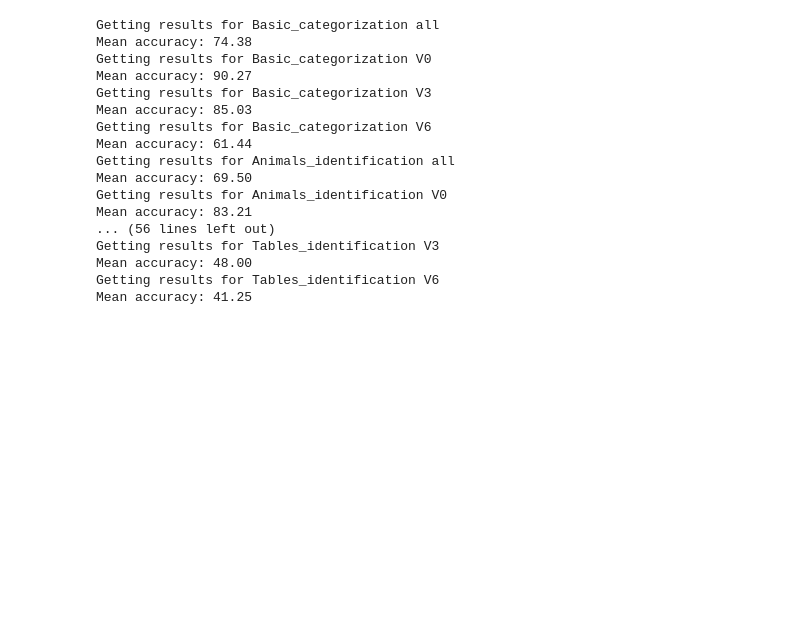
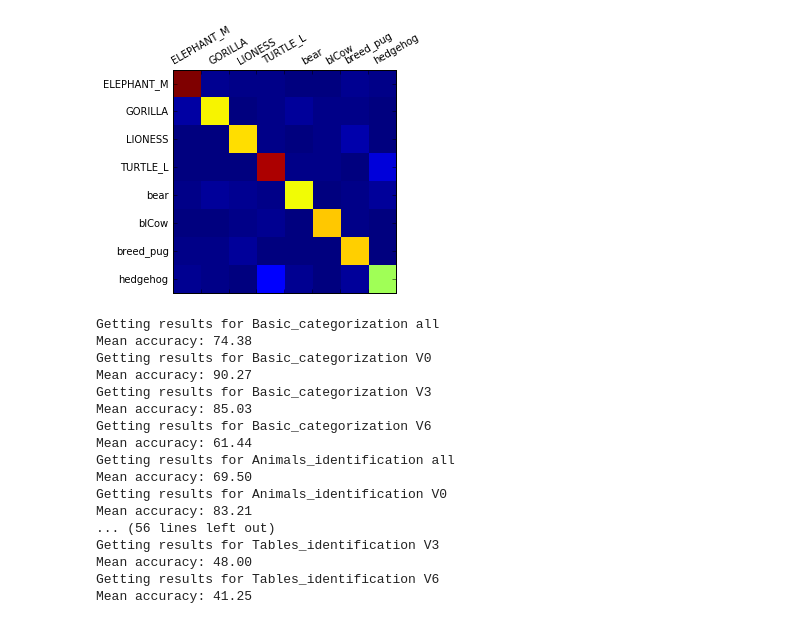
Before and after one commit to neuroailab/psych253, a Jupyter notebook: Lecture6.ipynb, the cells around one changed output. Cells and saved outputs as stored; diff of their text form; code cells hidden in the pictures; blank space fills up the shorter version.

```diff
--- a/Lecture6.ipynb
+++ b/Lecture6.ipynb
@@ -71,3 +148,11 @@ for expname, exp_goal in expnames:
+# %%
+#ok, subordinate identification at V3 is harder:
+cmat = human_confmats[('Animals_identification', 'V3')]
+plt.matshow(cmat.mean(0))
+plt.xticks(np.arange(8)+.5, objects_by_category['Animals'], rotation=30);
+plt.yticks(range(8), objects_by_category['Animals']);
+# %% [output]
+[figure, added]
 # %%
 def idfunc(x):
     return x
```
Also changed, not shown: parts of 13 cells of this notebook, 1 other file.
